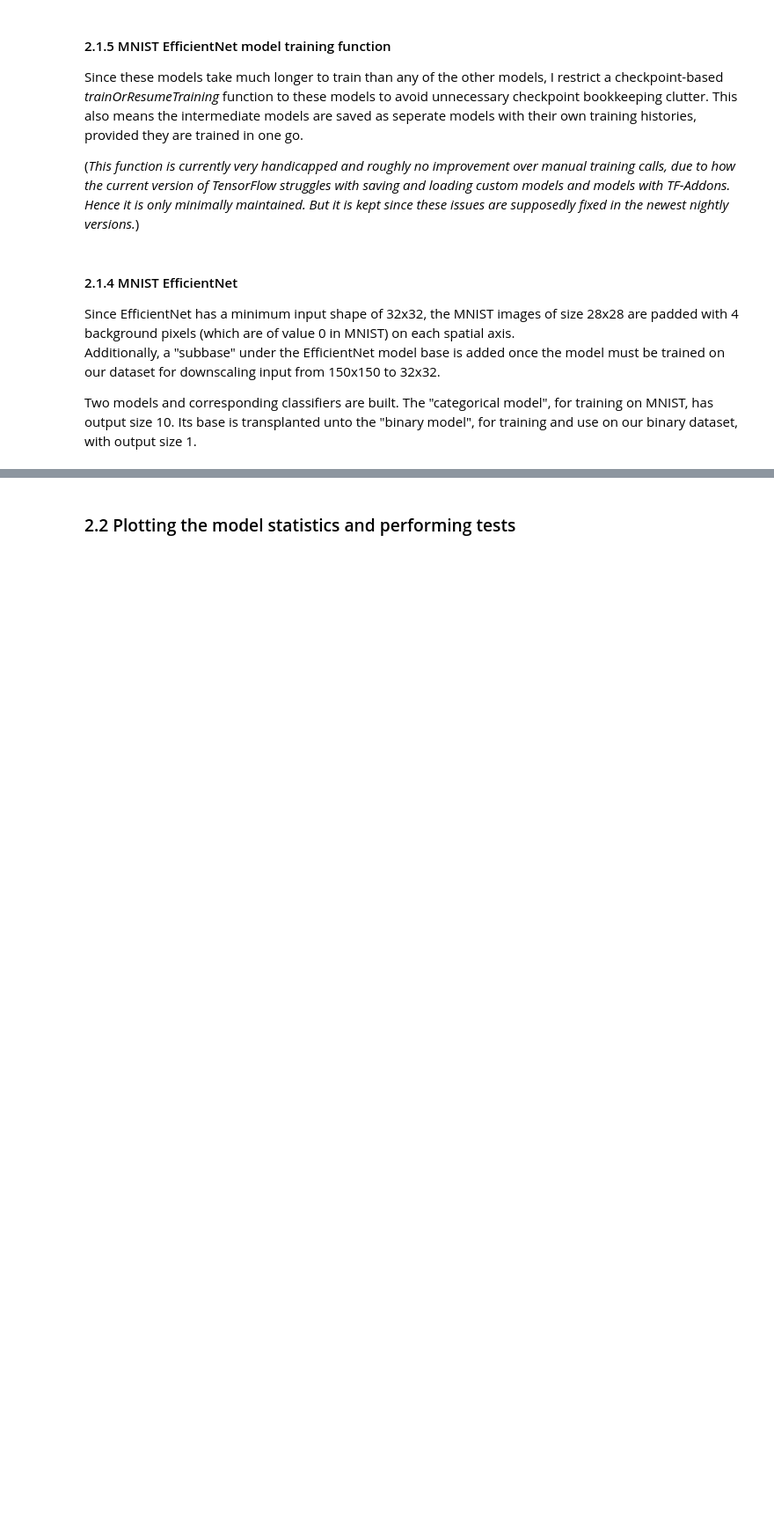
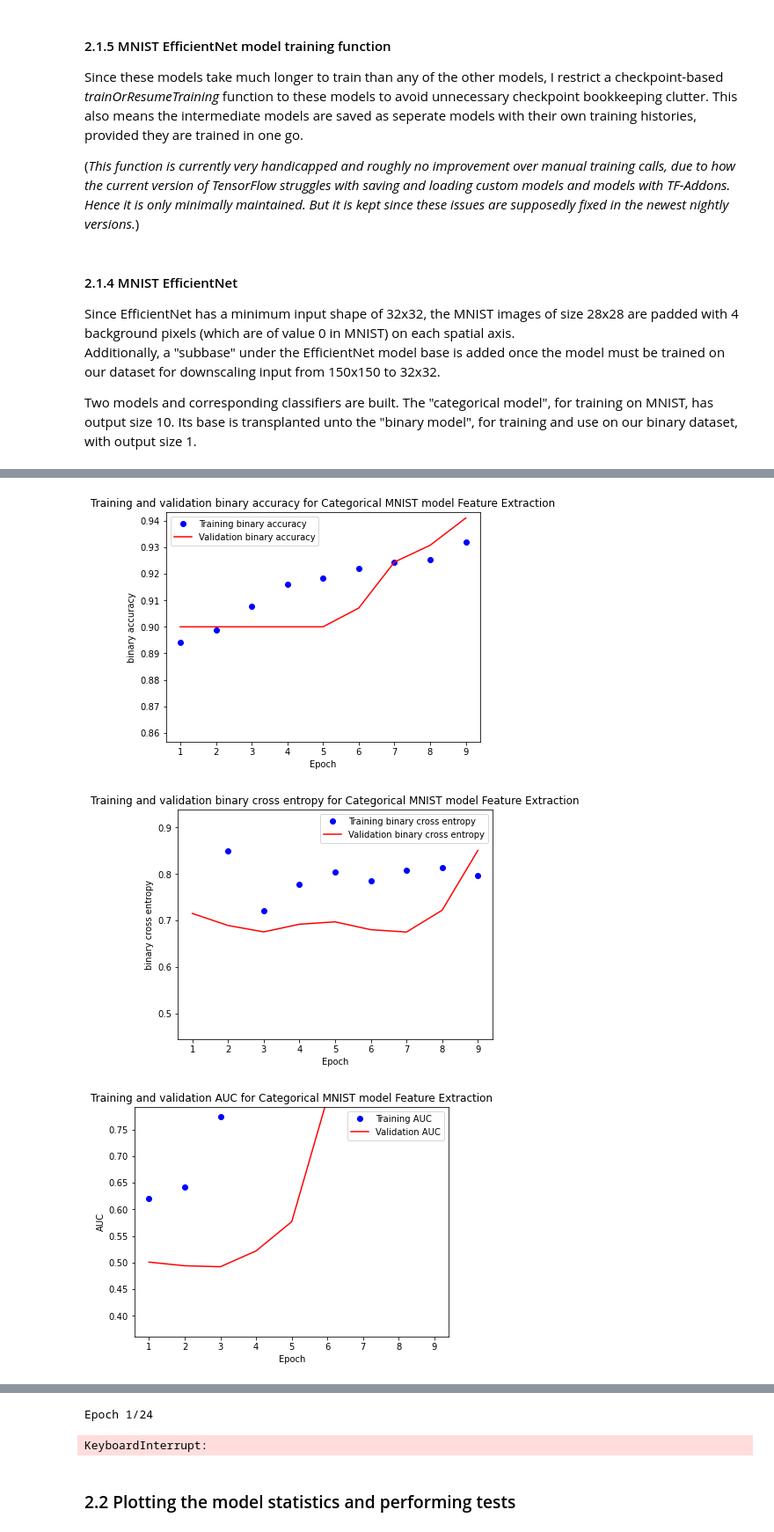
Before and after one commit to Clatterbones/CommutativeDiagramClassification, a Jupyter notebook: dc.ipynb, the cells around one changed output, grey strips where cells are left out. Shown at 88% size. Saved outputs shown, nothing was run; the diff lists cells and outputs as text; code cells hidden in the pictures; blank space fills up the shorter version.

```diff
--- a/dc.ipynb
+++ b/dc.ipynb
@@ -987,7 +1001,7 @@ if compileMNISTEfficientNet:
         MNISTTrainImages,
         labels=MNISTTrainLabels,
         validationData = (MNISTValImages, MNISTValLabels),
-        epochs=11,
+        epochs=9, #11
         stepsPerEpoch=100
     )
 
@@ -997,17 +1011,18 @@ if compileMNISTEfficientNet:
                           metricsKeysNames,
                           'Categorical MNIST model Feature Extraction')
     plt.show()
-
+    #"""
     # Pop the classifier off the model and rename the model. Freeze the base.
     MNISTEfficientNetB1Categorical.pop() # Removes the categorical classifier
     trainedEfficientNetB1Base = MNISTEfficientNetB1Categorical
     # Freeze layers. Don't freeze full model, since we're adding to it.
     for layer in trainedEfficientNetB1Base.layers:
         layer.trainable = False
-
+    #"""
     """if 'MNISTBinaryFrozenBaseSavedModel' in filesInCwd:
         MNISTEfficientNetB1Binary = models.load_model('MNISTBinaryFrozenBaseSavedModel')
     else:"""
+    #"""
     # Build binary MNIST model
     MNISTEfficientNetB1Binary = models.Sequential(name='MNISTEfficientNetB1Binary')
 
@@ -1021,7 +1036,7 @@ if compileMNISTEfficientNet:
 
     MNISTDownsamplingBlock.add(layers.MaxPool2D(pool_size=(2, 2), padding='same')) # Output shape = (100, 100)
     MNISTDownsamplingBlock.add(layers.Conv2D(1, 5, padding='valid', activation = 'relu')) # Output shape = (96, 96)
-    #MNISTDownsamplingBlock.add(layers.BatchNormalization())
+    MNISTDownsamplingBlock.add(layers.BatchNormalization()) #
     MNISTDownsamplingBlock.add(layers.MaxPool2D(pool_size=(2, 2),
                                                 padding='same',
                                                 input_shape=(*imageResolution, 1))) # Output shape = (48, 48)
@@ -1029,11 +1044,11 @@ if compileMNISTEfficientNet:
     MNISTDownsamplingBlock.add(layers.Conv2D(1, 5, padding='valid', activation = 'relu')) # Output shape = (44, 44)
     MNISTDownsamplingBlock.add(layers.BatchNormalization())
     MNISTDownsamplingBlock.add(layers.Conv2D(1, 5, padding='valid', activation = 'relu')) # Output shape = (40, 40)
-    #MNISTDownsamplingBlock.add(layers.BatchNormalization())
+    MNISTDownsamplingBlock.add(layers.BatchNormalization()) #
     MNISTDownsamplingBlock.add(layers.Conv2D(1, 5, padding='valid', activation = 'relu')) # Output shape = (36, 36)
-    #MNISTDownsamplingBlock.add(layers.BatchNormalization())
+    MNISTDownsamplingBlock.add(layers.BatchNormalization()) #
     MNISTDownsamplingBlock.add(layers.Conv2D(1, 3, padding='valid', activation = 'relu')) # Output shape = (34, 34)
-    #MNISTDownsamplingBlock.add(layers.BatchNormalization())
+    MNISTDownsamplingBlock.add(layers.BatchNormalization()) #
     MNISTDownsamplingBlock.add(layers.Conv2D(1, 3, padding='valid', activation = 'relu')) # Output shape = (32, 32)
     MNISTDownsamplingBlock.add(layers.BatchNormalization())
 
@@ -1072,7 +1087,7 @@ if compileMNISTEfficientNet:
         efficientNetGrayscaleGenerators['train'],
         modelName='MNISTBinaryFrozenBase',
         validationData=efficientNetGrayscaleGenerators['val'],
-        epochs=60) # globalFinetuningEpochs
+        epochs=50) # globalFinetuningEpochs) #
 
     metricsKeysNames = zipMetricsKeysWithNames(MNISTEfficientNetB1BinaryClassifierHistory.history.keys(),
                                                metricNames)
@@ -1103,7 +1118,7 @@ if compileMNISTEfficientNet:
                                                             efficientNetGrayscaleGenerators['train'],
                                                             modelName = MNISTEfficientNetModelName,
                                                             validationData=efficientNetGrayscaleGenerators['val'],
-                                                            epochs=60) # globalFinetuningEpochs
+                                                            epochs=24) # globalFinetuningEpochs)
 
     print("Now testing MNIST model:")
     MNISTEfficientNetTestScores = MNISTEfficientNetB1Binary.evaluate(
@@ -1124,5 +1139,6 @@ if compileMNISTEfficientNet:
                           'Hot binary MNIST model')
     plt.show()
 # Try with: step_size 100, epochs = 9,
-# Fuck it, this model is just weird. Just detail that in the report.
+
 # Test scores for epochs = 9, frozen finet. epochs = 50, hot finetuning epochs = 24: acc 0.9, XE 0.2965, AUC 0.9038, Prec 0.8496, Recall 0.9721
+# %% [output]
@@ -1128,0 +1163,3 @@ if compileMNISTEfficientNet:
+[figure, added]
+[figure, added]
+[figure, added]
@@ -1129,3 +1175,5 @@ if compileMNISTEfficientNet:
+Epoch 1/24
+KeyboardInterrupt:
 # %% [markdown]
 ### 2.2 Plotting the model statistics and performing tests
 # %% [markdown]
```
Also changed, not shown: parts of 25 cells of this notebook.
